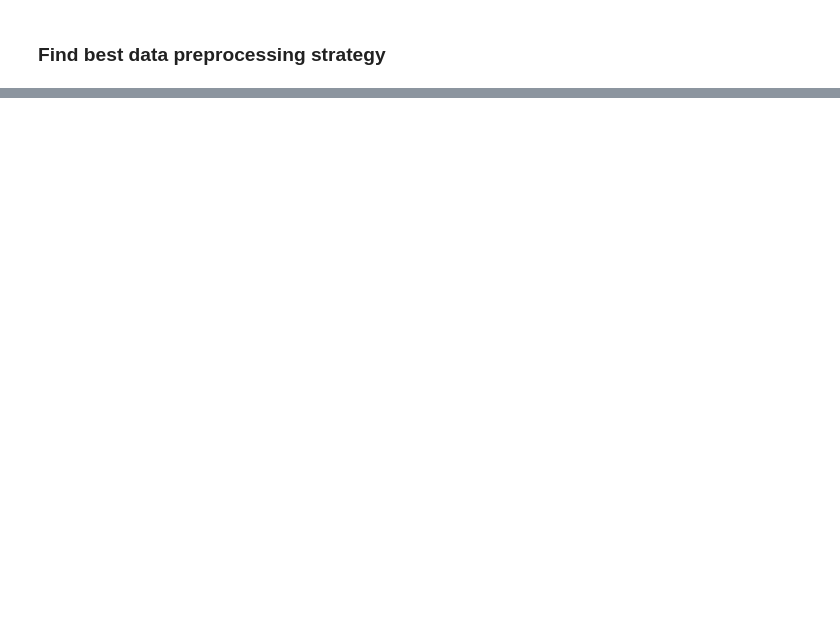
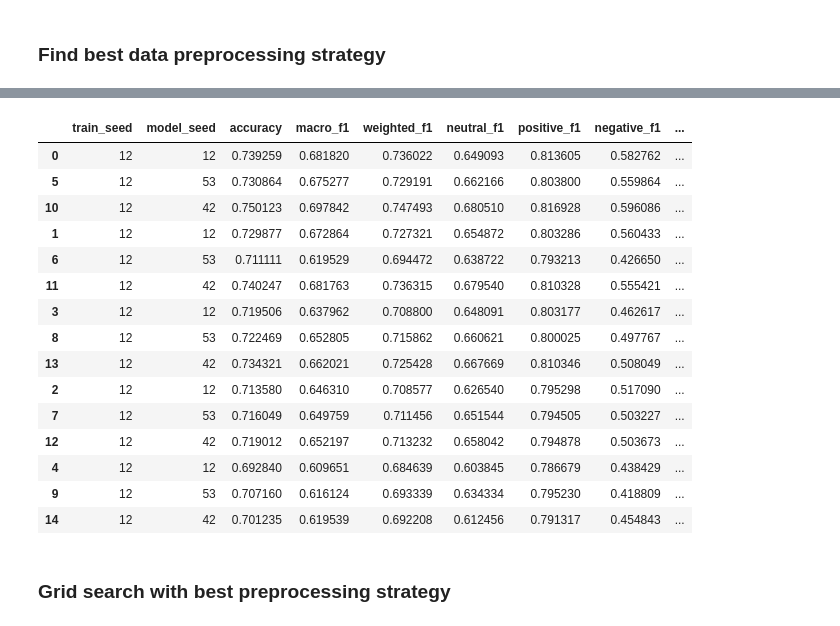
Before and after one commit to SzymonJot/PolishTweetsClassification, a Jupyter notebook: PolishTweetsClassifcation.ipynb, the cells around one changed output, grey strips where cells are left out. Cells and saved outputs as stored; diff of their text form; code cells hidden in the pictures; blank space fills up the shorter version.

```diff
--- a/PolishTweetsClassifcation.ipynb
+++ b/PolishTweetsClassifcation.ipynb
@@ -202,27 +220,2 @@ tested_models['MBERT'] = 'google-bert/bert-base-multilingual-cased'
 # %% [markdown]
 ### Find best basic data preprocessing
-# %%
-datasets = transform_data(processing_pipelines = basic_processing_pipelines,dataset=dataset_labeled, csv_dir='TrainingData/')
-
-for seed in range(5):
-    print(f"\n{'='*40}")
-    print(f"Testing seed: {seed}")
-    train_test_seed = seed
-    model_seed = seed
-    for model in tested_models.values():
-        tokenized_datasets = {}
-        print(f"\n{'='*40}")
-        print(f"Testing model: {model}")
-
-        for key, df in datasets.items():
-            tokenized_datasets[key] = prepare_datasets(df = df, model = model, test_size=test_size, random_state=train_test_seed, max_length=128, column='text')
-
-        for key,df in datasets.items():
-            results = run_evaluation(tokenized_datasets = tokenized_datasets, model = model, train_test_seed = train_test_seed, model_seed = model_seed)
-        # Save results
-        results_df = pd.DataFrame(results)
-        results_df['seed'] = seed
-
-        timestamp = datetime.now().strftime('%Y%m%d_%H%M%S')
-        results_df.to_csv(rf"./preprocessing_comparison/preprocessing_comparison_model_{model[:4]}_{train_test_seed}_{timestamp}.csv", index=False)
-        print(f"\nComparison saved to preprocessing_comparison_model_{model[:4]}.csv")
@@ -436,0 +477,21 @@ for seed in range(6):
+# %%
+all_results
+# %% [output]
+|  | train_seed | model_seed | accuracy | macro_f1 | weighted_f1 | neutral_f1 | positive_f1 | negative_f1 | ... |
+| 0 | 12 | 12 | 0.739259 | 0.681820 | 0.736022 | 0.649093 | 0.813605 | 0.582762 | ... |
+| 5 | 12 | 53 | 0.730864 | 0.675277 | 0.729191 | 0.662166 | 0.803800 | 0.559864 | ... |
+| 10 | 12 | 42 | 0.750123 | 0.697842 | 0.747493 | 0.680510 | 0.816928 | 0.596086 | ... |
+| 1 | 12 | 12 | 0.729877 | 0.672864 | 0.727321 | 0.654872 | 0.803286 | 0.560433 | ... |
+| 6 | 12 | 53 | 0.711111 | 0.619529 | 0.694472 | 0.638722 | 0.793213 | 0.426650 | ... |
+| 11 | 12 | 42 | 0.740247 | 0.681763 | 0.736315 | 0.679540 | 0.810328 | 0.555421 | ... |
+| 3 | 12 | 12 | 0.719506 | 0.637962 | 0.708800 | 0.648091 | 0.803177 | 0.462617 | ... |
+| 8 | 12 | 53 | 0.722469 | 0.652805 | 0.715862 | 0.660621 | 0.800025 | 0.497767 | ... |
+| 13 | 12 | 42 | 0.734321 | 0.662021 | 0.725428 | 0.667669 | 0.810346 | 0.508049 | ... |
+| 2 | 12 | 12 | 0.713580 | 0.646310 | 0.708577 | 0.626540 | 0.795298 | 0.517090 | ... |
+| 7 | 12 | 53 | 0.716049 | 0.649759 | 0.711456 | 0.651544 | 0.794505 | 0.503227 | ... |
+| 12 | 12 | 42 | 0.719012 | 0.652197 | 0.713232 | 0.658042 | 0.794878 | 0.503673 | ... |
+| 4 | 12 | 12 | 0.692840 | 0.609651 | 0.684639 | 0.603845 | 0.786679 | 0.438429 | ... |
+| 9 | 12 | 53 | 0.707160 | 0.616124 | 0.693339 | 0.634334 | 0.795230 | 0.418809 | ... |
+| 14 | 12 | 42 | 0.701235 | 0.619539 | 0.692208 | 0.612456 | 0.791317 | 0.454843 | ... |
+# %% [markdown]
+### Grid search with best preprocessing strategy
```
Also changed, not shown: parts of 27 cells of this notebook, 24 other files.
